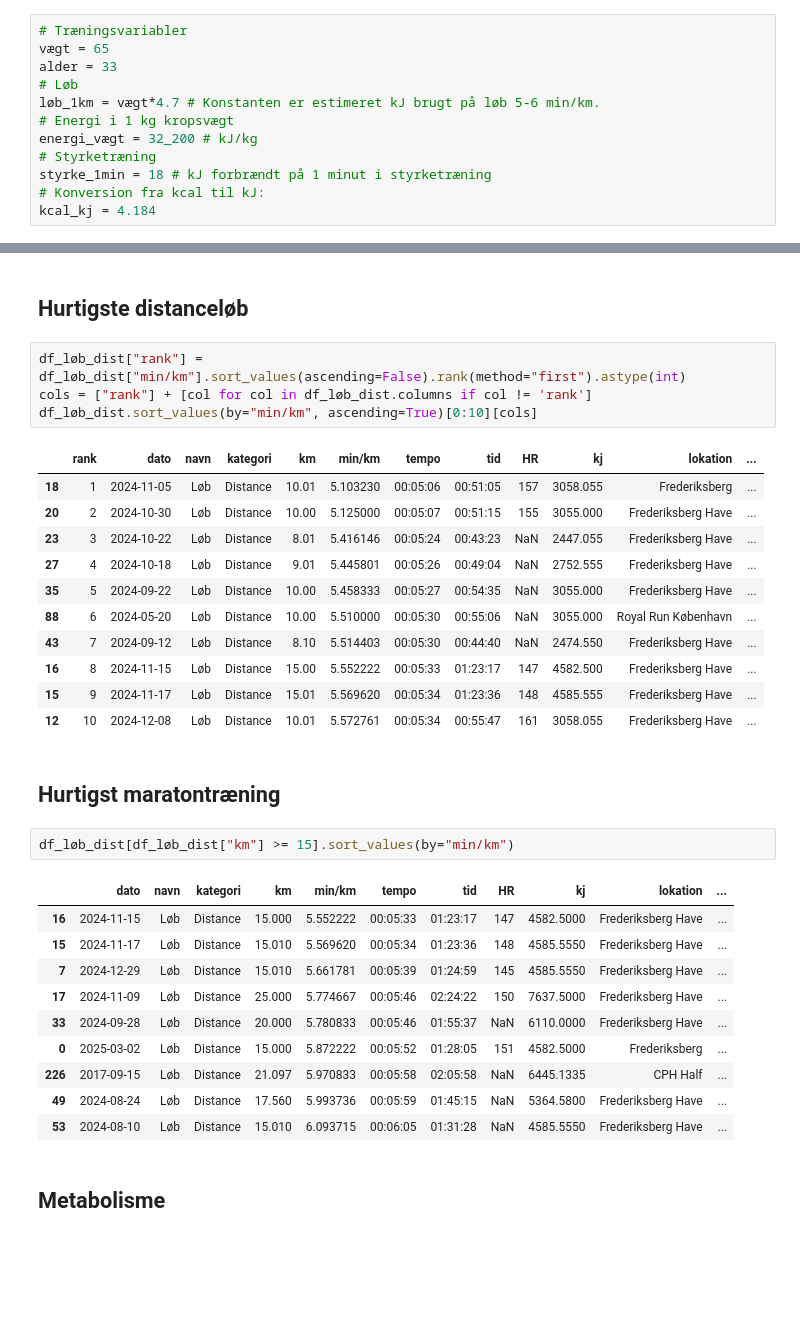
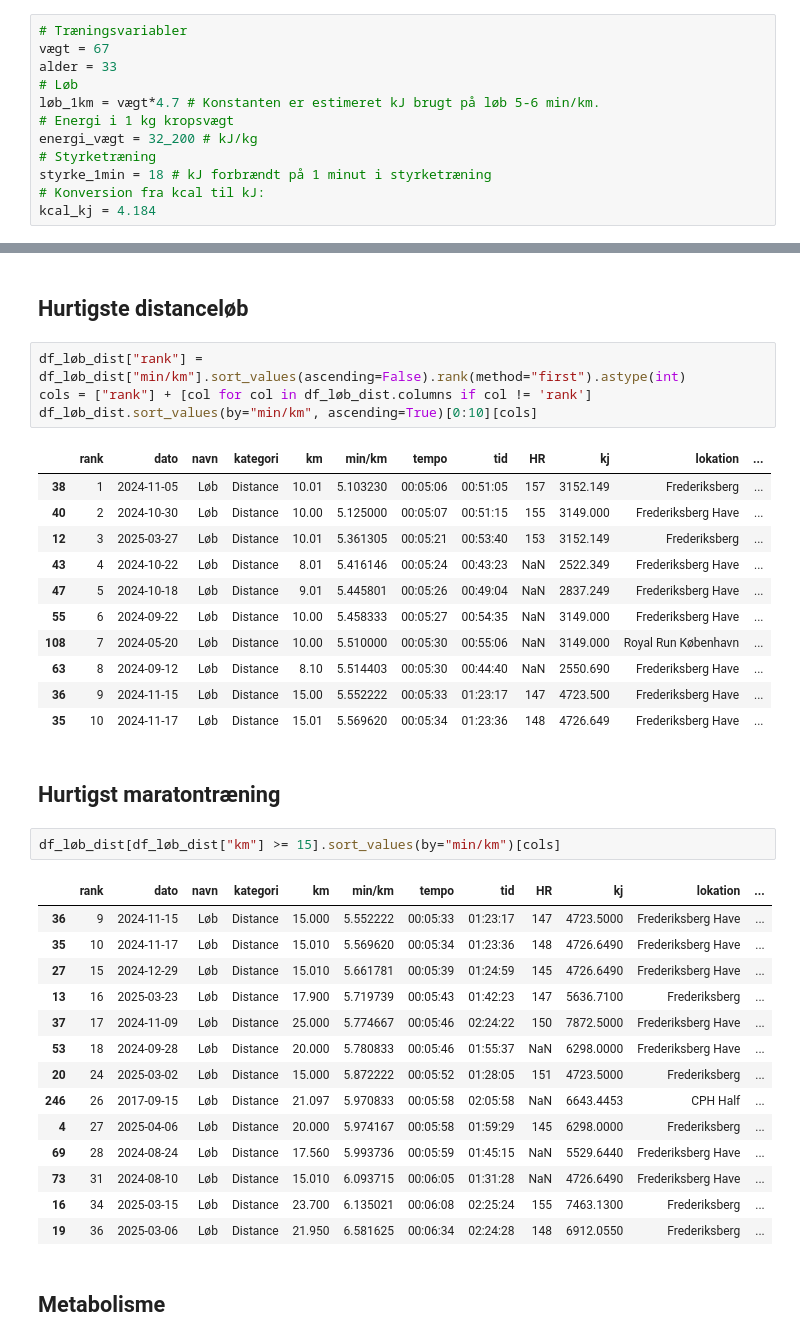
Before and after one commit to ChristerKoldLindholm/marathon-training, a Jupyter notebook: training.ipynb, the cells around one changed output, grey strips where cells are left out. Cells and saved outputs as stored; diff of their text form; blank space fills up the shorter version.

```diff
--- a/training.ipynb
+++ b/training.ipynb
@@ -40,7 +33,7 @@ import pandas as pd
 from matplotlib.ticker import MaxNLocator
 # %%
 # Træningsvariabler
-vægt = 65
+vægt = 67
 alder = 33
 # Løb
 løb_1km = vægt*4.7 # Konstanten er estimeret kJ brugt på løb 5-6 min/km.
@@ -481,31 +494,35 @@ cols = ["rank"] + [col for col in df_løb_dist.columns if col != 'rank']
 df_løb_dist.sort_values(by="min/km", ascending=True)[0:10][cols]
 # %% [output]
 |  | rank | dato | navn | kategori | km | min/km | tempo | tid | HR | kj | lokation | ... |
-| 18 | 1 | 2024-11-05 | Løb | Distance | 10.01 | 5.103230 | 00:05:06 | 00:51:05 | 157 | 3058.055 | Frederiksberg | ... |
-| 20 | 2 | 2024-10-30 | Løb | Distance | 10.00 | 5.125000 | 00:05:07 | 00:51:15 | 155 | 3055.000 | Frederiksberg Have | ... |
-| 23 | 3 | 2024-10-22 | Løb | Distance | 8.01 | 5.416146 | 00:05:24 | 00:43:23 | NaN | 2447.055 | Frederiksberg Have | ... |
-| 27 | 4 | 2024-10-18 | Løb | Distance | 9.01 | 5.445801 | 00:05:26 | 00:49:04 | NaN | 2752.555 | Frederiksberg Have | ... |
-| 35 | 5 | 2024-09-22 | Løb | Distance | 10.00 | 5.458333 | 00:05:27 | 00:54:35 | NaN | 3055.000 | Frederiksberg Have | ... |
-| 88 | 6 | 2024-05-20 | Løb | Distance | 10.00 | 5.510000 | 00:05:30 | 00:55:06 | NaN | 3055.000 | Royal Run København | ... |
-| 43 | 7 | 2024-09-12 | Løb | Distance | 8.10 | 5.514403 | 00:05:30 | 00:44:40 | NaN | 2474.550 | Frederiksberg Have | ... |
-| 16 | 8 | 2024-11-15 | Løb | Distance | 15.00 | 5.552222 | 00:05:33 | 01:23:17 | 147 | 4582.500 | Frederiksberg Have | ... |
-| 15 | 9 | 2024-11-17 | Løb | Distance | 15.01 | 5.569620 | 00:05:34 | 01:23:36 | 148 | 4585.555 | Frederiksberg Have | ... |
-| 12 | 10 | 2024-12-08 | Løb | Distance | 10.01 | 5.572761 | 00:05:34 | 00:55:47 | 161 | 3058.055 | Frederiksberg Have | ... |
+| 38 | 1 | 2024-11-05 | Løb | Distance | 10.01 | 5.103230 | 00:05:06 | 00:51:05 | 157 | 3152.149 | Frederiksberg | ... |
+| 40 | 2 | 2024-10-30 | Løb | Distance | 10.00 | 5.125000 | 00:05:07 | 00:51:15 | 155 | 3149.000 | Frederiksberg Have | ... |
+| 12 | 3 | 2025-03-27 | Løb | Distance | 10.01 | 5.361305 | 00:05:21 | 00:53:40 | 153 | 3152.149 | Frederiksberg | ... |
+| 43 | 4 | 2024-10-22 | Løb | Distance | 8.01 | 5.416146 | 00:05:24 | 00:43:23 | NaN | 2522.349 | Frederiksberg Have | ... |
+| 47 | 5 | 2024-10-18 | Løb | Distance | 9.01 | 5.445801 | 00:05:26 | 00:49:04 | NaN | 2837.249 | Frederiksberg Have | ... |
+| 55 | 6 | 2024-09-22 | Løb | Distance | 10.00 | 5.458333 | 00:05:27 | 00:54:35 | NaN | 3149.000 | Frederiksberg Have | ... |
+| 108 | 7 | 2024-05-20 | Løb | Distance | 10.00 | 5.510000 | 00:05:30 | 00:55:06 | NaN | 3149.000 | Royal Run København | ... |
+| 63 | 8 | 2024-09-12 | Løb | Distance | 8.10 | 5.514403 | 00:05:30 | 00:44:40 | NaN | 2550.690 | Frederiksberg Have | ... |
+| 36 | 9 | 2024-11-15 | Løb | Distance | 15.00 | 5.552222 | 00:05:33 | 01:23:17 | 147 | 4723.500 | Frederiksberg Have | ... |
+| 35 | 10 | 2024-11-17 | Løb | Distance | 15.01 | 5.569620 | 00:05:34 | 01:23:36 | 148 | 4726.649 | Frederiksberg Have | ... |
 # %% [markdown]
 ## Hurtigst maratontræning
 # %%
-df_løb_dist[df_løb_dist["km"] >= 15].sort_values(by="min/km")
+df_løb_dist[df_løb_dist["km"] >= 15].sort_values(by="min/km")[cols]
 # %% [output]
-|  | dato | navn | kategori | km | min/km | tempo | tid | HR | kj | lokation | ... |
-| 16 | 2024-11-15 | Løb | Distance | 15.000 | 5.552222 | 00:05:33 | 01:23:17 | 147 | 4582.5000 | Frederiksberg Have | ... |
-| 15 | 2024-11-17 | Løb | Distance | 15.010 | 5.569620 | 00:05:34 | 01:23:36 | 148 | 4585.5550 | Frederiksberg Have | ... |
-| 7 | 2024-12-29 | Løb | Distance | 15.010 | 5.661781 | 00:05:39 | 01:24:59 | 145 | 4585.5550 | Frederiksberg Have | ... |
-| 17 | 2024-11-09 | Løb | Distance | 25.000 | 5.774667 | 00:05:46 | 02:24:22 | 150 | 7637.5000 | Frederiksberg Have | ... |
-| 33 | 2024-09-28 | Løb | Distance | 20.000 | 5.780833 | 00:05:46 | 01:55:37 | NaN | 6110.0000 | Frederiksberg Have | ... |
-| 0 | 2025-03-02 | Løb | Distance | 15.000 | 5.872222 | 00:05:52 | 01:28:05 | 151 | 4582.5000 | Frederiksberg | ... |
-| 226 | 2017-09-15 | Løb | Distance | 21.097 | 5.970833 | 00:05:58 | 02:05:58 | NaN | 6445.1335 | CPH Half | ... |
-| 49 | 2024-08-24 | Løb | Distance | 17.560 | 5.993736 | 00:05:59 | 01:45:15 | NaN | 5364.5800 | Frederiksberg Have | ... |
-| 53 | 2024-08-10 | Løb | Distance | 15.010 | 6.093715 | 00:06:05 | 01:31:28 | NaN | 4585.5550 | Frederiksberg Have | ... |
+|  | rank | dato | navn | kategori | km | min/km | tempo | tid | HR | kj | lokation | ... |
+| 36 | 9 | 2024-11-15 | Løb | Distance | 15.000 | 5.552222 | 00:05:33 | 01:23:17 | 147 | 4723.5000 | Frederiksberg Have | ... |
+| 35 | 10 | 2024-11-17 | Løb | Distance | 15.010 | 5.569620 | 00:05:34 | 01:23:36 | 148 | 4726.6490 | Frederiksberg Have | ... |
+| 27 | 15 | 2024-12-29 | Løb | Distance | 15.010 | 5.661781 | 00:05:39 | 01:24:59 | 145 | 4726.6490 | Frederiksberg Have | ... |
+| 13 | 16 | 2025-03-23 | Løb | Distance | 17.900 | 5.719739 | 00:05:43 | 01:42:23 | 147 | 5636.7100 | Frederiksberg | ... |
+| 37 | 17 | 2024-11-09 | Løb | Distance | 25.000 | 5.774667 | 00:05:46 | 02:24:22 | 150 | 7872.5000 | Frederiksberg Have | ... |
+| 53 | 18 | 2024-09-28 | Løb | Distance | 20.000 | 5.780833 | 00:05:46 | 01:55:37 | NaN | 6298.0000 | Frederiksberg Have | ... |
+| 20 | 24 | 2025-03-02 | Løb | Distance | 15.000 | 5.872222 | 00:05:52 | 01:28:05 | 151 | 4723.5000 | Frederiksberg | ... |
+| 246 | 26 | 2017-09-15 | Løb | Distance | 21.097 | 5.970833 | 00:05:58 | 02:05:58 | NaN | 6643.4453 | CPH Half | ... |
+| 4 | 27 | 2025-04-06 | Løb | Distance | 20.000 | 5.974167 | 00:05:58 | 01:59:29 | 145 | 6298.0000 | Frederiksberg | ... |
+| 69 | 28 | 2024-08-24 | Løb | Distance | 17.560 | 5.993736 | 00:05:59 | 01:45:15 | NaN | 5529.6440 | Frederiksberg Have | ... |
+| 73 | 31 | 2024-08-10 | Løb | Distance | 15.010 | 6.093715 | 00:06:05 | 01:31:28 | NaN | 4726.6490 | Frederiksberg Have | ... |
+| 16 | 34 | 2025-03-15 | Løb | Distance | 23.700 | 6.135021 | 00:06:08 | 02:25:24 | 155 | 7463.1300 | Frederiksberg | ... |
+| 19 | 36 | 2025-03-06 | Løb | Distance | 21.950 | 6.581625 | 00:06:34 | 02:24:28 | 148 | 6912.0550 | Frederiksberg | ... |
 # %% [markdown]
 ## Metabolisme
 # %%
```
Also changed, not shown: parts of 20 cells of this notebook, 2 other files.
